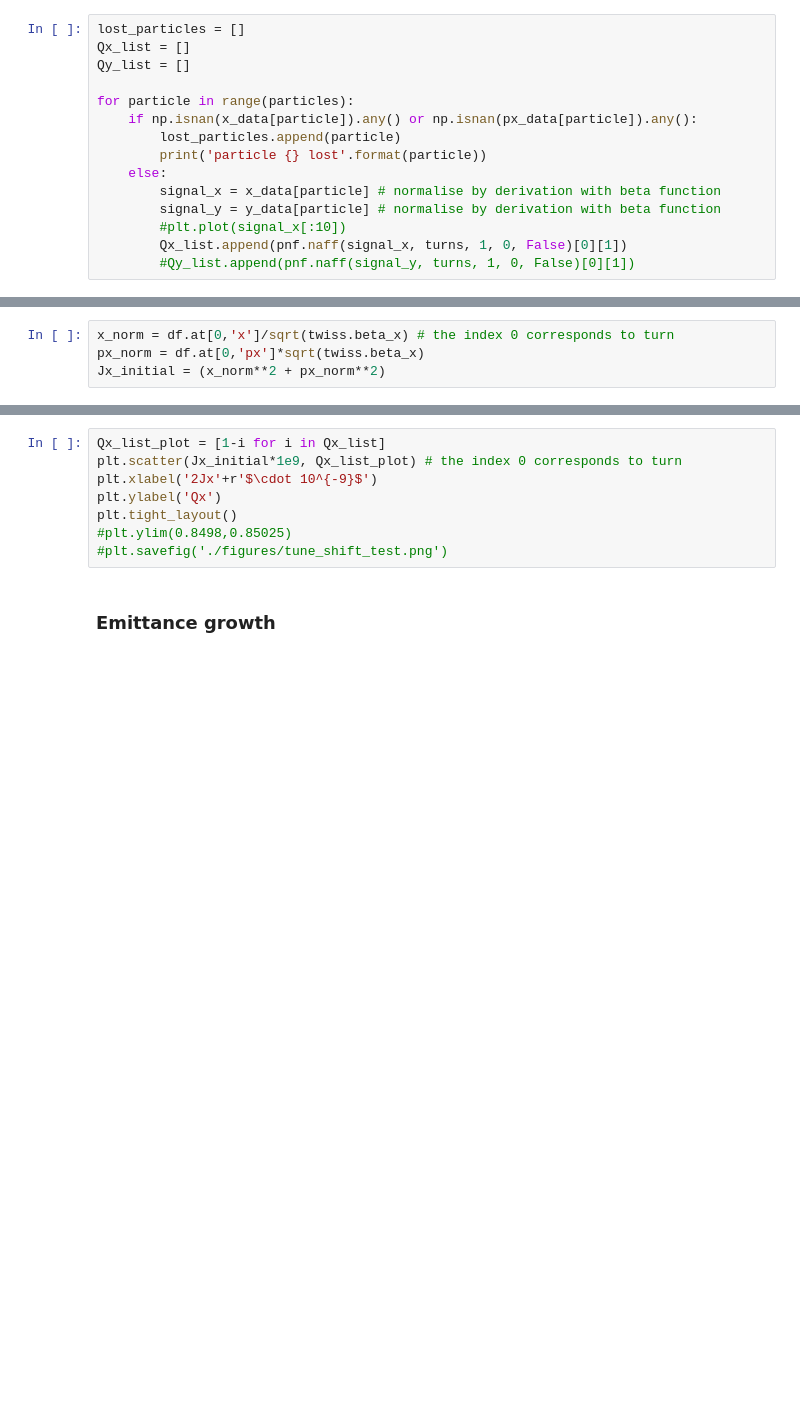
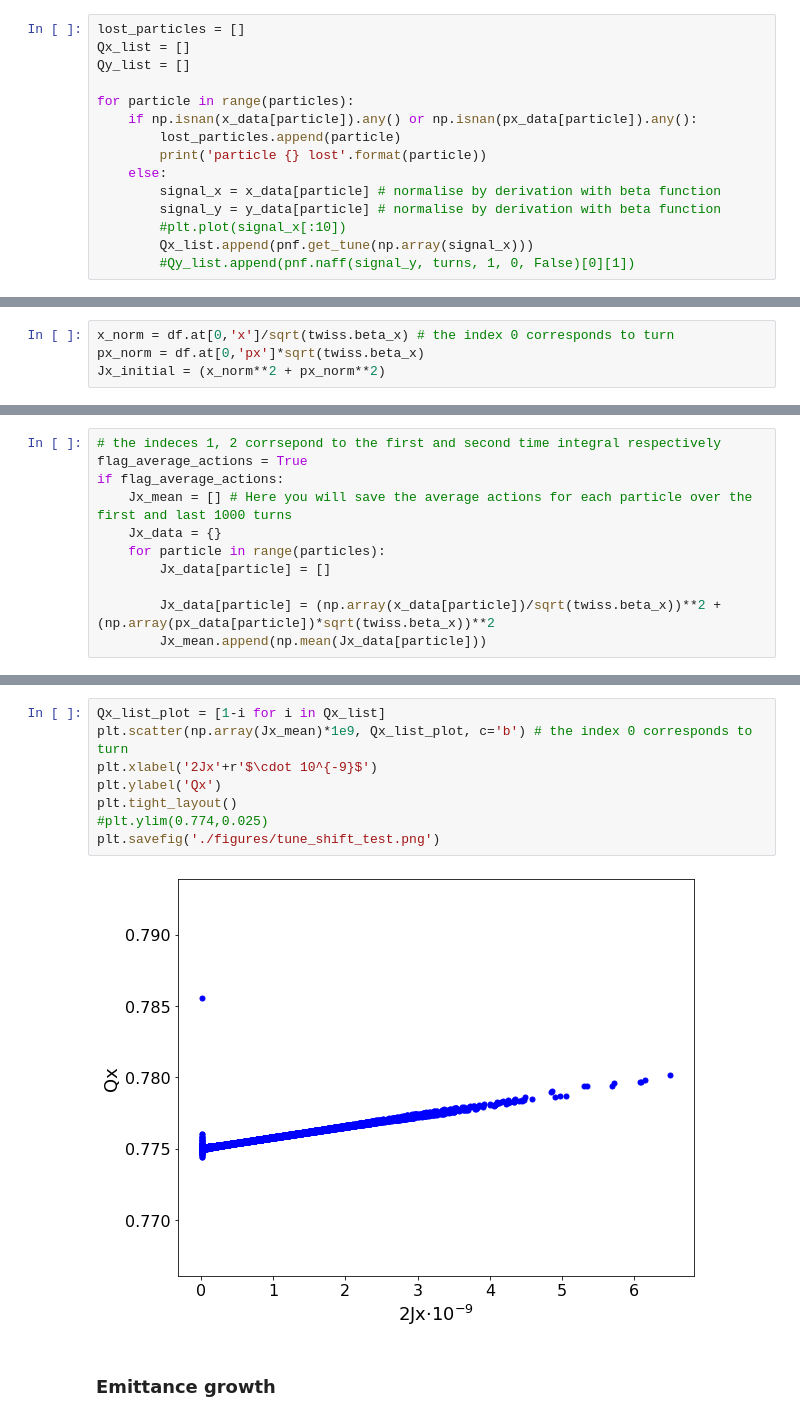
Before and after one commit to natriant/my_tracking_model_notebook, a Jupyter notebook: main_run_simulation_v2.ipynb, the cells around one changed output, grey strips where cells are left out. Drawn from its saved outputs; the diff is of its cells as text; blank space fills up the shorter version.

```diff
--- a/main_run_simulation_v2.ipynb
+++ b/main_run_simulation_v2.ipynb
@@ -222,7 +236,7 @@ for particle in range(particles):
         signal_x = x_data[particle] # normalise by derivation with beta function
         signal_y = y_data[particle] # normalise by derivation with beta function
         #plt.plot(signal_x[:10])
-        Qx_list.append(pnf.naff(signal_x, turns, 1, 0, False)[0][1])
+        Qx_list.append(pnf.get_tune(np.array(signal_x)))
         #Qy_list.append(pnf.naff(signal_y, turns, 1, 0, False)[0][1])
 # %% [markdown]
 ### Use normalised coordiantes
@@ -241,0 +262,11 @@ Jx_initial = (x_norm**2 + px_norm**2)
+# %%
+# the indeces 1, 2 corrsepond to the first and second time integral respectively
+flag_average_actions = True
+if flag_average_actions:
+    Jx_mean = [] # Here you will save the average actions for each particle over the first and last 1000 turns
+    Jx_data = {}
+    for particle in range(particles):
+        Jx_data[particle] = []
+
+        Jx_data[particle] = (np.array(x_data[particle])/sqrt(twiss.beta_x))**2 + (np.array(px_data[particle])*sqrt(twiss.beta_x))**2
+        Jx_mean.append(np.mean(Jx_data[particle]))
@@ -242,11 +277,13 @@ Jx_initial = (x_norm**2 + px_norm**2)
 # %%
 Qx_list_plot = [1-i for i in Qx_list]
-plt.scatter(Jx_initial*1e9, Qx_list_plot) # the index 0 corresponds to turn
+plt.scatter(np.array(Jx_mean)*1e9, Qx_list_plot, c='b') # the index 0 corresponds to turn
 plt.xlabel('2Jx'+r'$\cdot 10^{-9}$')
 plt.ylabel('Qx')
 plt.tight_layout()
-#plt.ylim(0.8498,0.85025)
-#plt.savefig('./figures/tune_shift_test.png')
+#plt.ylim(0.774,0.025)
+plt.savefig('./figures/tune_shift_test.png')
+# %% [output]
+[figure, added]
 # %% [markdown]
 ### Emittance growth
 # %%
```
Also changed, not shown: parts of 11 cells of this notebook, 6 other files.
